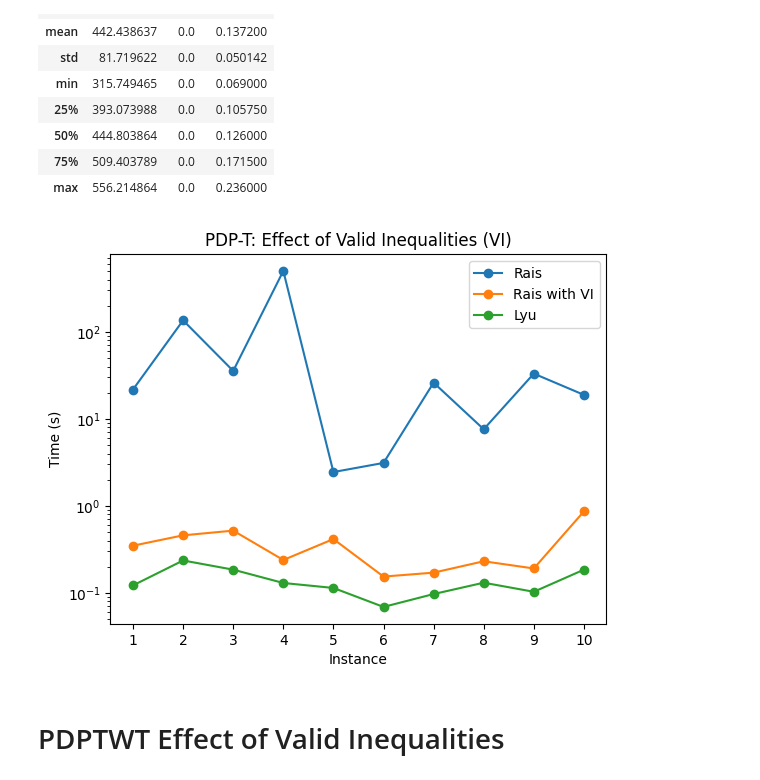
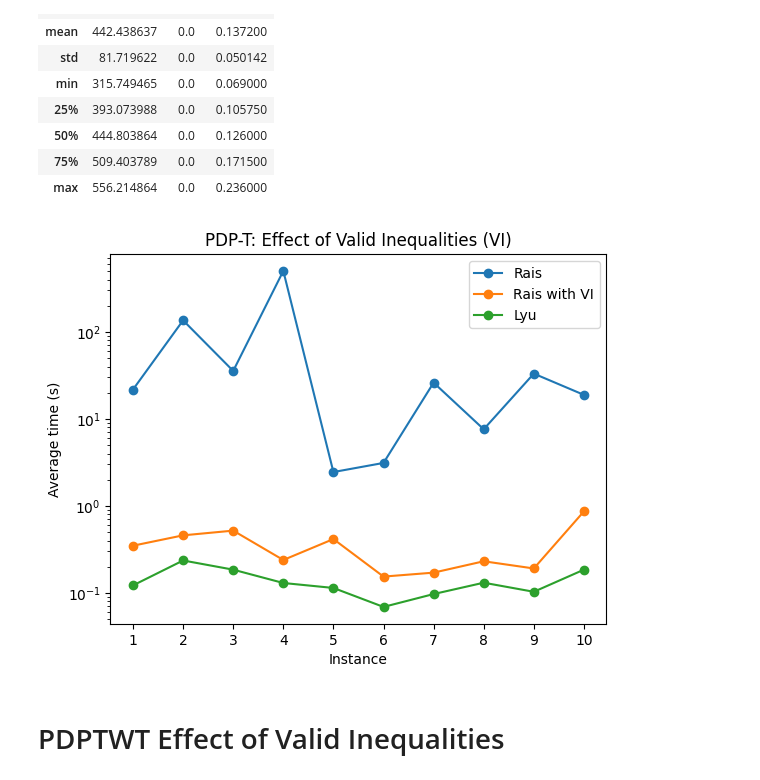
Before and after one commit to mauro-farina/pickup-and-delivery-problem, a Jupyter notebook: src/analyses.ipynb, the cells around one changed output. Cells and saved outputs as stored; diff of their text form; code cells hidden in the pictures.

```diff
--- a/src/analyses.ipynb
+++ b/src/analyses.ipynb
@@ -401,22 +341,22 @@ df_lyu.describe()
 # %%
 fig, ax = plt.subplots()
 
 ax.set(title='PDP-T: Effect of Valid Inequalities (VI)',
-       ylabel='Time (s)',
+       ylabel='Average time (s)',
        yscale='log',
        xlabel='Instance')
 
 ax.plot(df_rais['Time'], marker='o', label='Rais')
 ax.plot(df_rais_vi['Time'], marker='o', label='Rais with VI')
 ax.plot(df_lyu['Time'], marker='o', label='Lyu')
 
 ax.set_xticks(range(0, 10), range(1, 11))
 ax.legend()
 
-fig.savefig('../figures/PDPT-ValidInequalities.png')
+fig.savefig('../figures/PDPT-ValidInequalities.png', dpi=300)
 plt.show()
 # %% [output]
-[figure, old version]
+[figure, new version]
 # %% [markdown]
 # PDPTWT Effect of Valid Inequalities
 # %%
```
Also changed, not shown: parts of 20 cells of this notebook.
